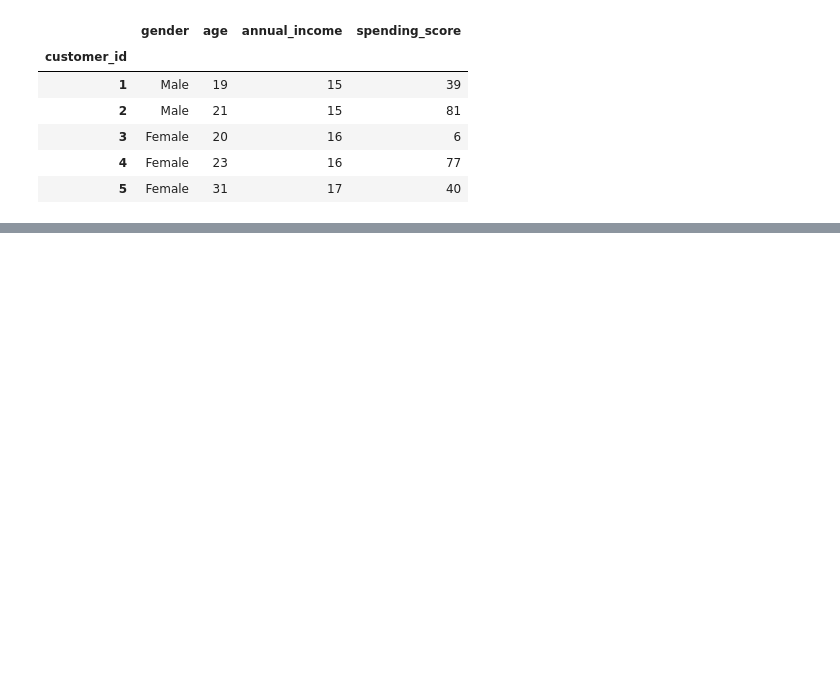
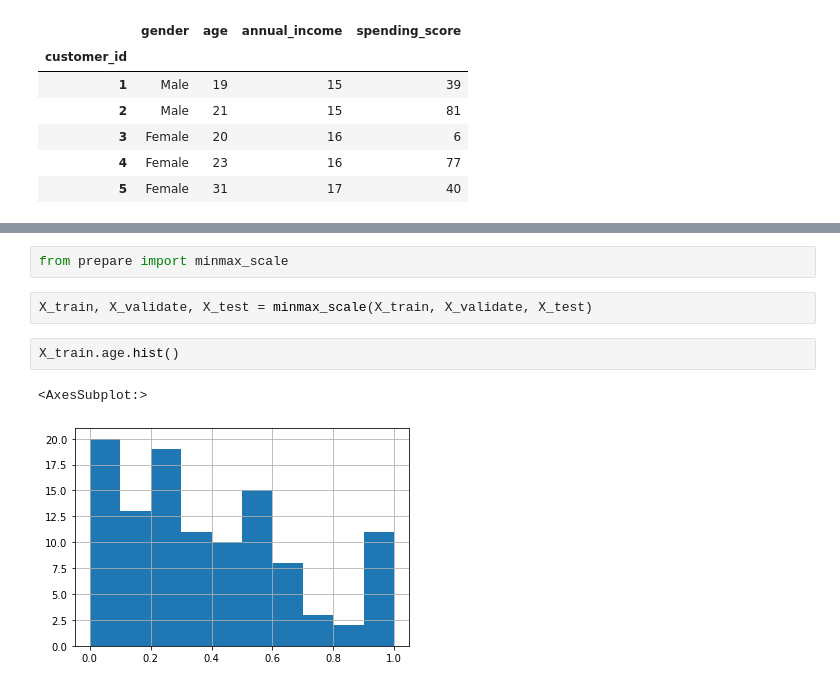
Before and after one commit to ljackson707/clustering-exercises, a Jupyter notebook: clustering_leason.ipynb, the cells around one changed output, grey strips where cells are left out. Drawn from its saved outputs; the diff is of its cells as text; blank space fills up the shorter version.

```diff
--- a/clustering_leason.ipynb
+++ b/clustering_leason.ipynb
@@ -46,0 +243,9 @@ df.head()
+# %%
+from prepare import minmax_scale
+# %%
+X_train, X_validate, X_test = minmax_scale(X_train, X_validate, X_test)
+# %%
+X_train.age.hist()
+# %% [output]
+<AxesSubplot:>
+[figure, added]
```
Also changed, not shown: parts of 26 cells of this notebook.
